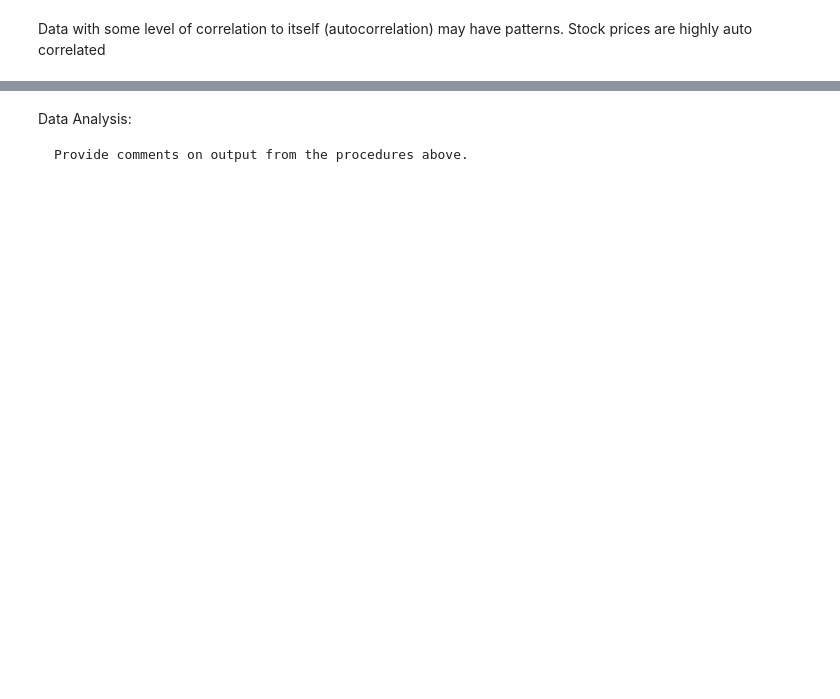
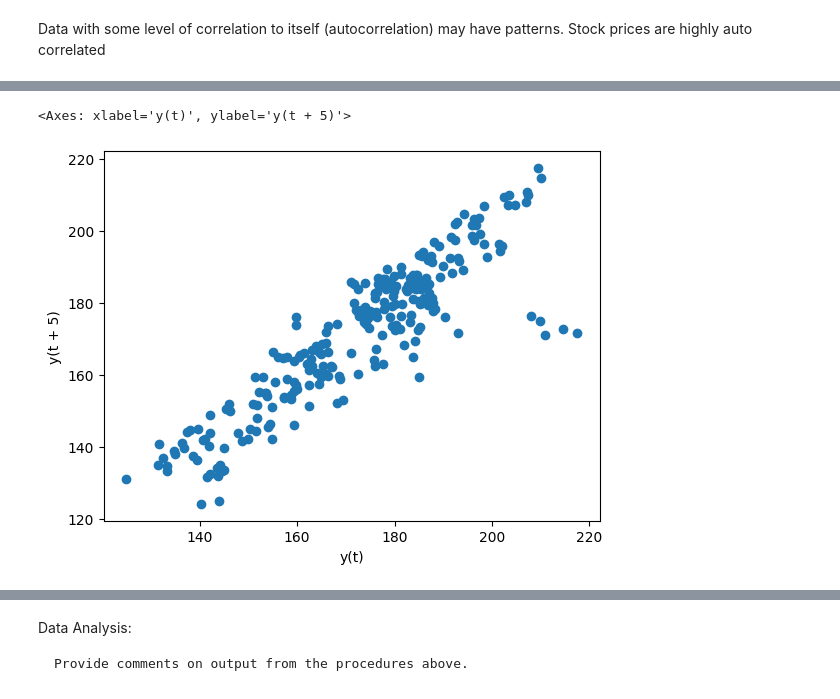
Before and after one commit to johnadornado/CPE-311, a Jupyter notebook: Hands_on_Activity_9_1.ipynb, the cells around one changed output, grey strips where cells are left out. Cells and saved outputs as stored; diff of their text form; code cells hidden in the pictures; blank space fills up the shorter version.

```diff
--- a/Hands_on_Activity_9_1.ipynb
+++ b/Hands_on_Activity_9_1.ipynb
@@ -181,0 +230,4 @@ mpl.rcParams['figure.figsize']
+# %%
+mpl.rcParams['figure.figsize'] = (300, 10)  # Setting the default figure size to (300, 10) in the matplotlib rcParams dictionary.
+
+mpl.rcParams['figure.figsize']  # Accessing the updated figure size specified in the matplotlib rcParams dictionary.
@@ -616,3 +738,15 @@ fb = pd.read_csv(
+# %%
+%matplotlib inline  # This line specifies that matplotlib plots will be displayed inline in the Jupyter Notebook or JupyterLab interface.
+
+import matplotlib.pyplot as plt  # Importing the matplotlib library for plotting.
+import numpy as np  # Importing the numpy library for numerical computations.
+import pandas as pd  # Importing the pandas library for data manipulation and analysis.
+
+fb = pd.read_csv(
+    'fb_stock_prices_2018.csv',  # File path of the CSV file to be read.
+    index_col="date",  # Setting the 'date' column as the index.
+    parse_dates=True  # Parsing dates in the 'date' column as datetime objects.
+)  # Reading the CSV file into a pandas DataFrame.
 # %% [markdown]
 #Scatter matrix
 # %%
@@ -675,0 +817,5 @@ lag_plot(fb.close)
+# %%
+lag_plot(fb.close, lag=5)  # Creating a lag plot for the 'close' column of the fb DataFrame with a lag of 5 time steps.
+# %% [output]
+<Axes: xlabel='y(t)', ylabel='y(t + 5)'>
+[figure, added]
```
Also changed, not shown: parts of 80 cells of this notebook.
